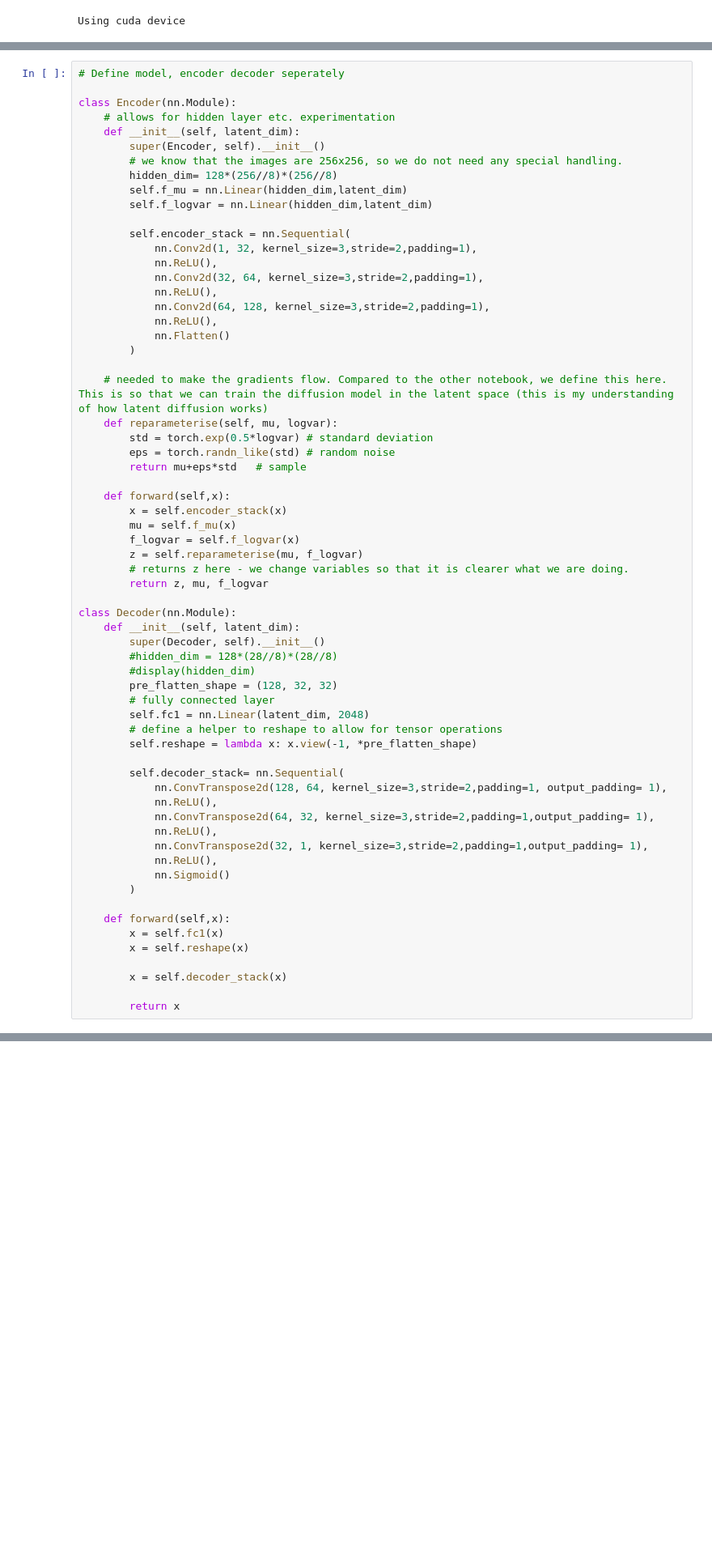
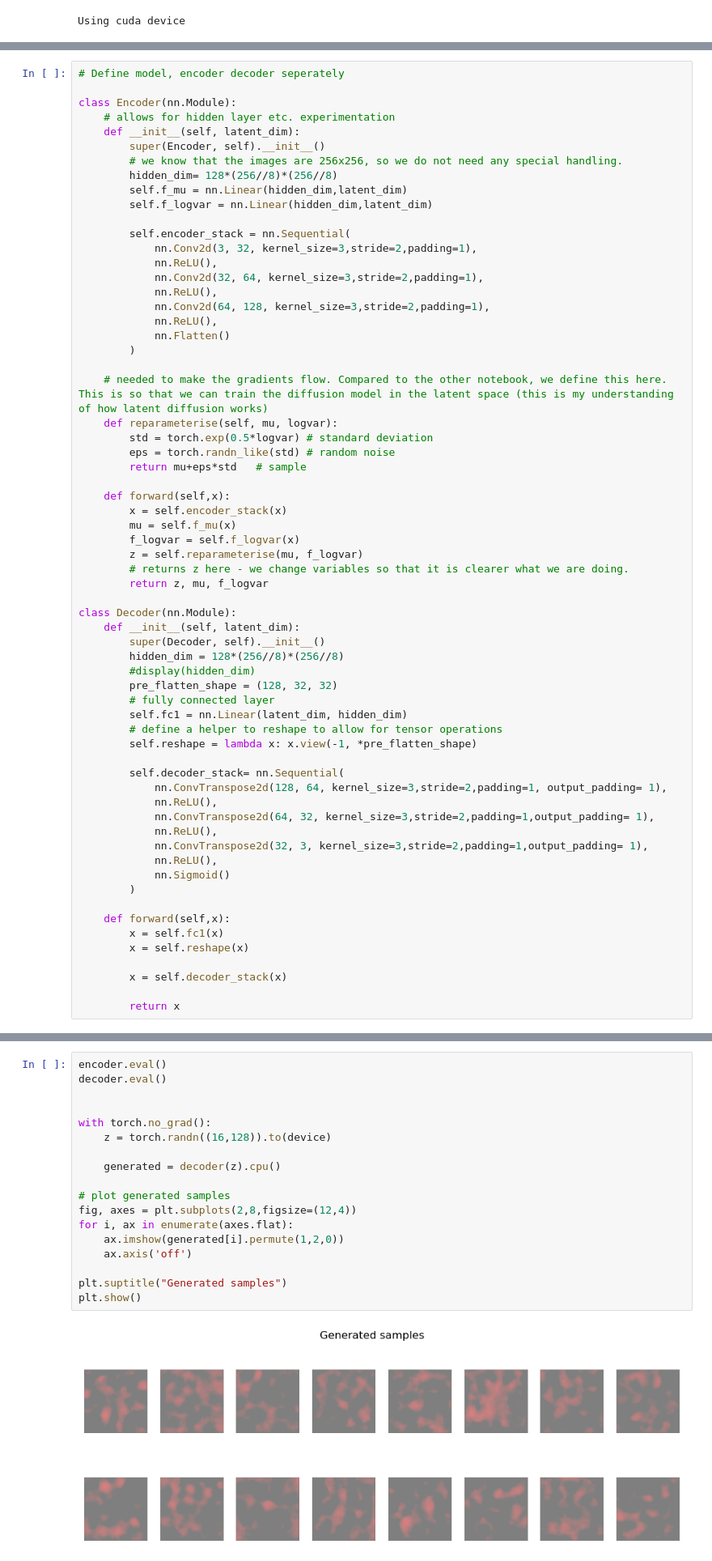
Before and after one commit to pyrysj/diffusion-models-project, a Jupyter notebook: latent-diffusion-model.ipynb, the cells around one changed output, grey strips where cells are left out. Shown at 81% size. Cells and saved outputs as stored; diff of their text form; blank space fills up the shorter version.

Commit message:
Training VAE for bigger images

```diff
--- a/latent-diffusion-model.ipynb
+++ b/latent-diffusion-model.ipynb
@@ -86,7 +86,7 @@ class Encoder(nn.Module):
         self.f_logvar = nn.Linear(hidden_dim,latent_dim)
 
         self.encoder_stack = nn.Sequential(
-            nn.Conv2d(1, 32, kernel_size=3,stride=2,padding=1),
+            nn.Conv2d(3, 32, kernel_size=3,stride=2,padding=1),
             nn.ReLU(),
             nn.Conv2d(32, 64, kernel_size=3,stride=2,padding=1),
             nn.ReLU(),
@@ -112,11 +112,11 @@ class Encoder(nn.Module):
 class Decoder(nn.Module):
     def __init__(self, latent_dim):
         super(Decoder, self).__init__()
-        #hidden_dim = 128*(28//8)*(28//8)
+        hidden_dim = 128*(256//8)*(256//8)
         #display(hidden_dim)
         pre_flatten_shape = (128, 32, 32)
         # fully connected layer
-        self.fc1 = nn.Linear(latent_dim, 2048)
+        self.fc1 = nn.Linear(latent_dim, hidden_dim)
         # define a helper to reshape to allow for tensor operations
         self.reshape = lambda x: x.view(-1, *pre_flatten_shape)
 
@@ -125,7 +125,7 @@ class Decoder(nn.Module):
             nn.ReLU(),
             nn.ConvTranspose2d(64, 32, kernel_size=3,stride=2,padding=1,output_padding= 1),
             nn.ReLU(),
-            nn.ConvTranspose2d(32, 1, kernel_size=3,stride=2,padding=1,output_padding= 1),
+            nn.ConvTranspose2d(32, 3, kernel_size=3,stride=2,padding=1,output_padding= 1),
             nn.ReLU(),
             nn.Sigmoid()
         )
@@ -139,0 +190,20 @@ class Decoder(nn.Module):
+# %%
+encoder.eval()
+decoder.eval()
+
+
+with torch.no_grad():
+    z = torch.randn((16,128)).to(device)
+
+    generated = decoder(z).cpu()
+
+# plot generated samples
+fig, axes = plt.subplots(2,8,figsize=(12,4))
+for i, ax in enumerate(axes.flat):
+    ax.imshow(generated[i].permute(1,2,0))
+    ax.axis('off')
+
+plt.suptitle("Generated samples")
+plt.show()
+# %% [output]
+[figure, added]
```
Also changed, not shown: parts of 2 cells of this notebook.
